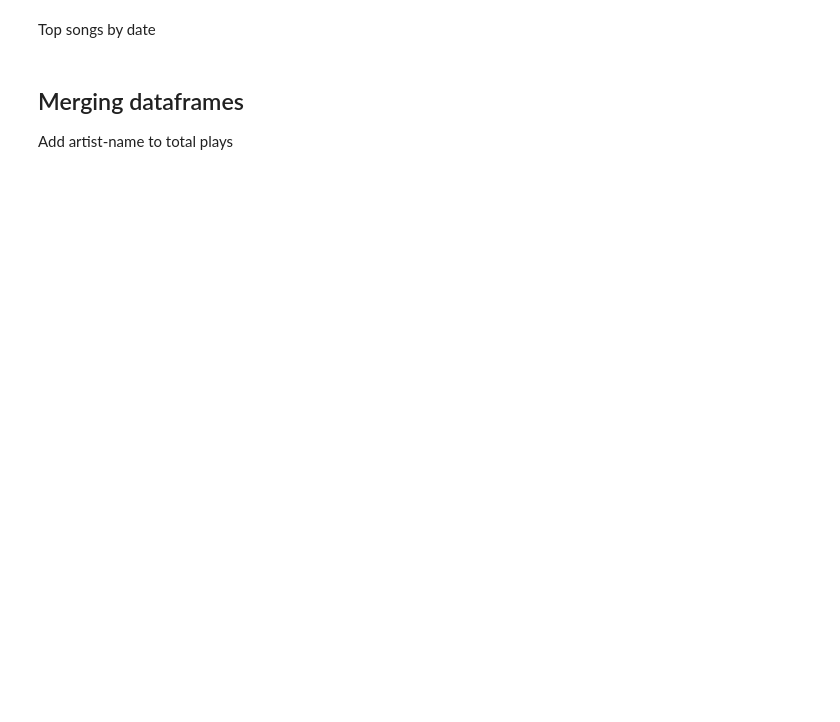
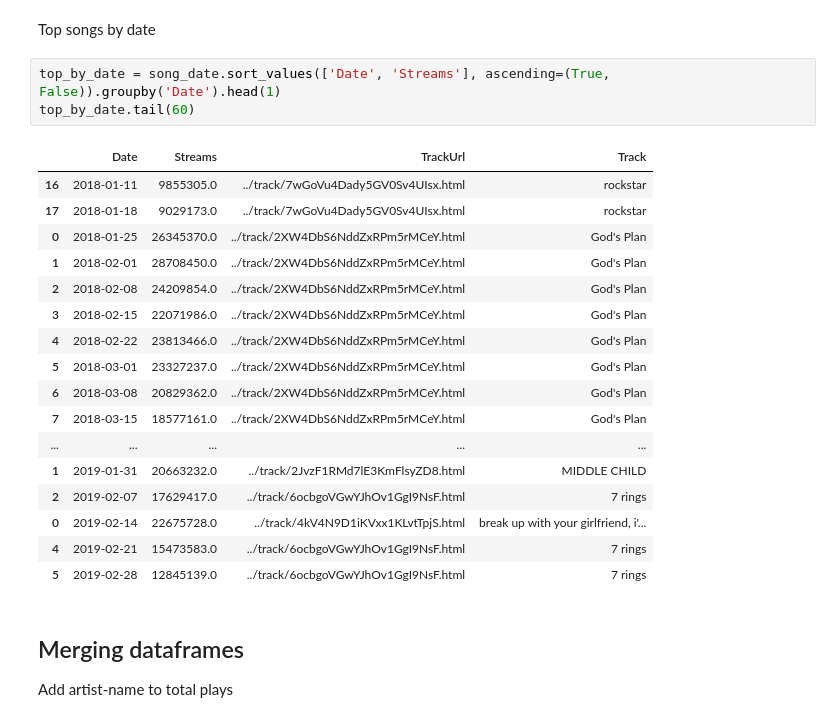
Before and after one commit to haroldfox/ts-stuy-2019, a Jupyter notebook: notebooks/02_simulating_and_visualizing_data.ipynb, the cells around one changed output. Drawn from its saved outputs; the diff is of its cells as text; blank space fills up the shorter version.

```diff
--- a/notebooks/02_simulating_and_visualizing_data.ipynb
+++ b/notebooks/02_simulating_and_visualizing_data.ipynb
@@ -69,5 +188,26 @@ Top songs
 # %% [markdown]
 Top songs by date
+# %%
+top_by_date = song_date.sort_values(['Date', 'Streams'], ascending=(True, False)).groupby('Date').head(1)
+top_by_date.tail(60)
+# %% [output]
+|  | Date | Streams | TrackUrl | Track |
+| 16 | 2018-01-11 | 9855305.0 | ../track/7wGoVu4Dady5GV0Sv4UIsx.html | rockstar |
+| 17 | 2018-01-18 | 9029173.0 | ../track/7wGoVu4Dady5GV0Sv4UIsx.html | rockstar |
+| 0 | 2018-01-25 | 26345370.0 | ../track/2XW4DbS6NddZxRPm5rMCeY.html | God's Plan |
+| 1 | 2018-02-01 | 28708450.0 | ../track/2XW4DbS6NddZxRPm5rMCeY.html | God's Plan |
+| 2 | 2018-02-08 | 24209854.0 | ../track/2XW4DbS6NddZxRPm5rMCeY.html | God's Plan |
+| 3 | 2018-02-15 | 22071986.0 | ../track/2XW4DbS6NddZxRPm5rMCeY.html | God's Plan |
+| 4 | 2018-02-22 | 23813466.0 | ../track/2XW4DbS6NddZxRPm5rMCeY.html | God's Plan |
+| 5 | 2018-03-01 | 23327237.0 | ../track/2XW4DbS6NddZxRPm5rMCeY.html | God's Plan |
+| 6 | 2018-03-08 | 20829362.0 | ../track/2XW4DbS6NddZxRPm5rMCeY.html | God's Plan |
+| 7 | 2018-03-15 | 18577161.0 | ../track/2XW4DbS6NddZxRPm5rMCeY.html | God's Plan |
+| ... | ... | ... | ... | ... |
+| 1 | 2019-01-31 | 20663232.0 | ../track/2JvzF1RMd7lE3KmFlsyZD8.html | MIDDLE CHILD |
+| 2 | 2019-02-07 | 17629417.0 | ../track/6ocbgoVGwYJhOv1GgI9NsF.html | 7 rings |
+| 0 | 2019-02-14 | 22675728.0 | ../track/4kV4N9D1iKVxx1KLvtTpjS.html | break up with your girlfriend, i'... |
+| 4 | 2019-02-21 | 15473583.0 | ../track/6ocbgoVGwYJhOv1GgI9NsF.html | 7 rings |
+| 5 | 2019-02-28 | 12845139.0 | ../track/6ocbgoVGwYJhOv1GgI9NsF.html | 7 rings |
 # %% [markdown]
 ## Merging dataframes
 
```
Also changed, not shown: parts of 27 cells of this notebook.
